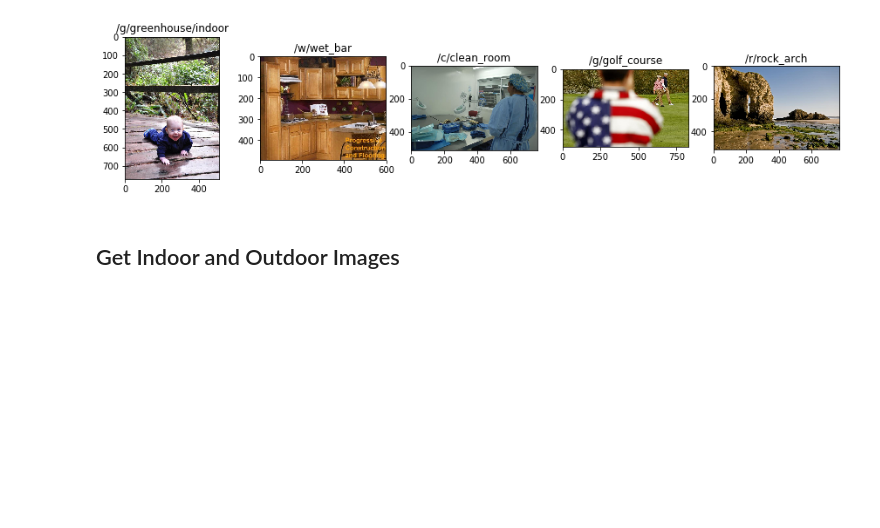
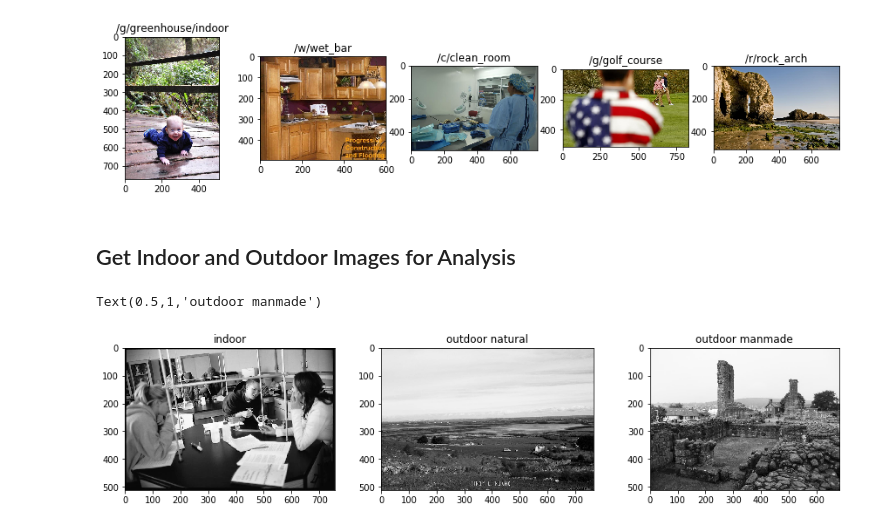
Before and after one commit to vdutell/phaseanalysis, a Jupyter notebook: category_analysis.ipynb, the cells around one changed output. Drawn from its saved outputs; the diff is of its cells as text; code cells hidden in the pictures; blank space fills up the shorter version.

Commit message:
preprocessing code added

```diff
--- a/category_analysis.ipynb
+++ b/category_analysis.ipynb
@@ -86,7 +87,7 @@ for imn in range(nims):
 # %% [output]
 [figure]
 # %% [markdown]
-## Get Indoor and Outdoor Images
+## Get Indoor and Outdoor Images for Analysis
 # %%
 nims = 100 #only take a subset of the data
 
@@ -108,7 +109,21 @@ outdoorman_fnames = df.loc[(df['outdoor, natural'] == 0) & \
 outdoorman_fnames = outdoorman_fnames.loc[outdoorman_fnames['indoor'] == 0] # not labeled as indoor
 outdoorman_fnames = np.array(outdoorman_fnames['filename'].sample(n=nims,replace=False)) #first n
 
-#readin images
-indoor_ims = [readin_im(fname) for fname in indoor_fnames]
-outdoornat_ims = [readin_im(fname) for fname in outdoornat_fnames]
-outdoorman_ims = [readin_im(fname) for fname in outdoorman_fnames]
+#readin images (preprocessing included)
+indoor_ims = [imr.readpreprc_im(fname,imfolder,cosine=False) for fname in indoor_fnames]
+outdoornat_ims = [imr.readpreprc_im(fname,imfolder) for fname in outdoornat_fnames]
+outdoorman_ims = [imr.readpreprc_im(fname,imfolder) for fname in outdoorman_fnames]
+# %%
+plt.figure(figsize=(15,3))
+plt.subplot(1,3,1)
+plt.imshow(indoor_ims[0],cmap='Greys_r')
+plt.title('indoor')
+plt.subplot(1,3,2)
+plt.imshow(outdoornat_ims[0],cmap='Greys_r')
+plt.title('outdoor natural')
+plt.subplot(1,3,3)
+plt.imshow(outdoorman_ims[0],cmap='Greys_r')
+plt.title('outdoor manmade')
+# %% [output]
+Text(0.5,1,'outdoor manmade')
+[figure, added]
```
Also changed, not shown: parts of 2 cells of this notebook.
